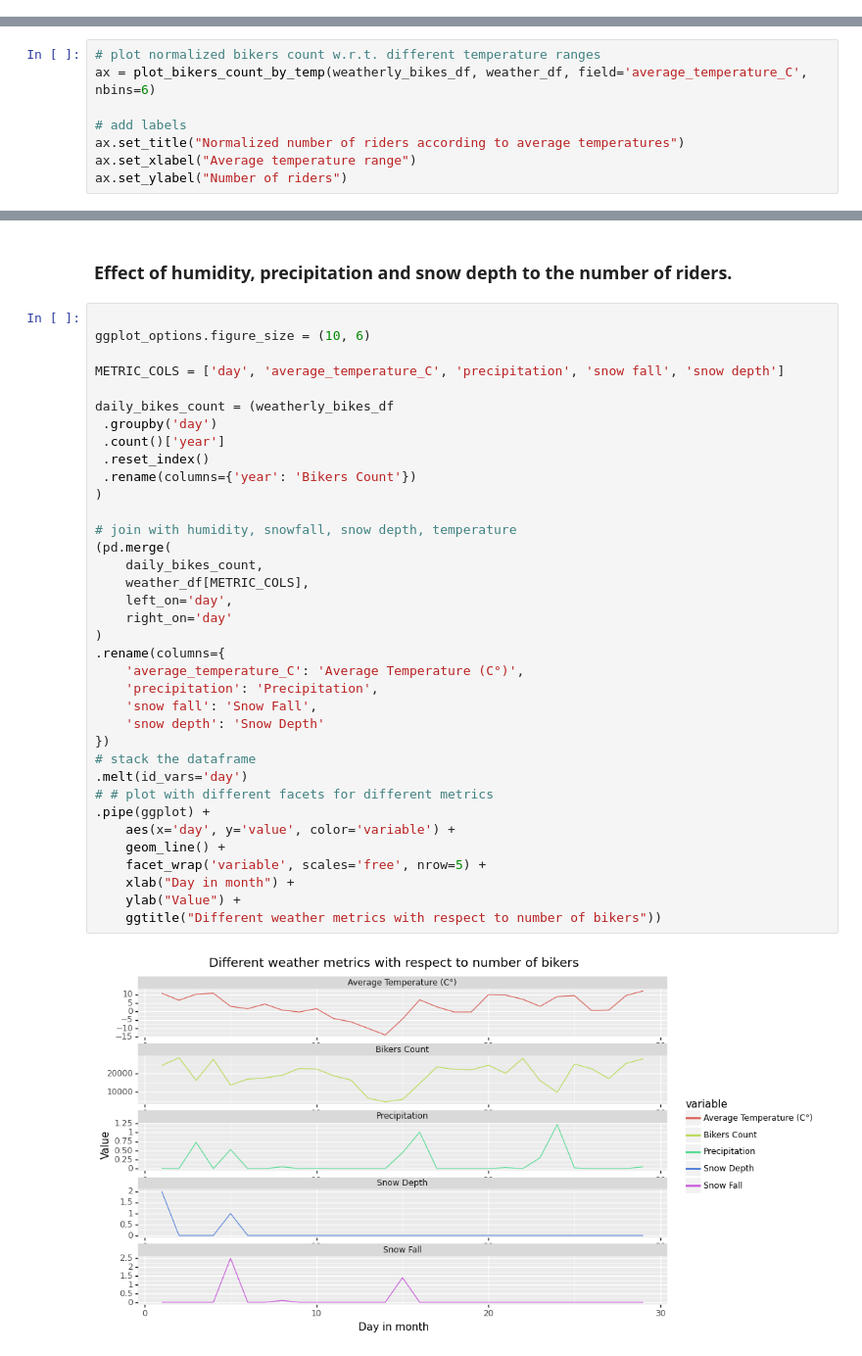
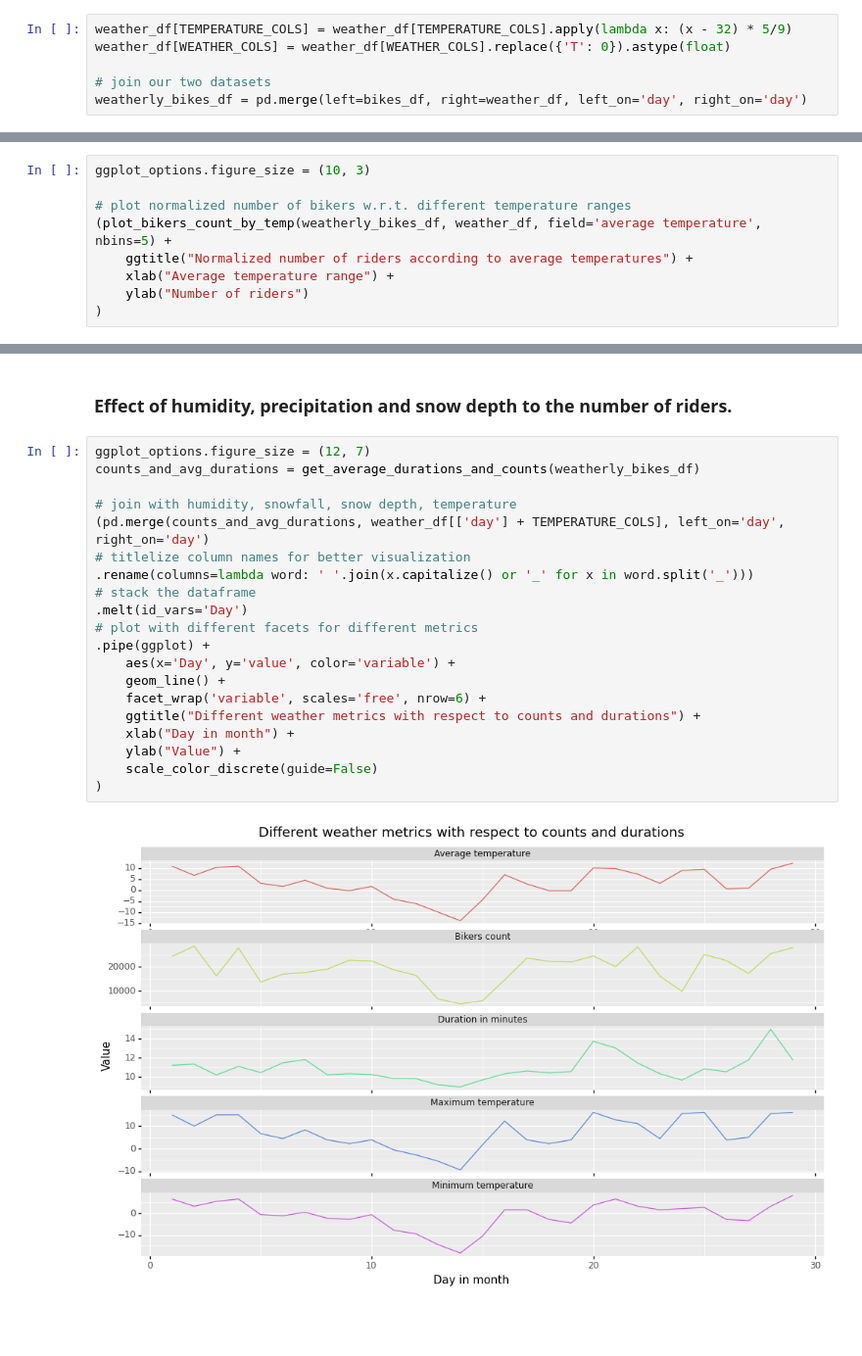
Before and after one commit to nshahpazov/nyc-bikership-analysis, a Jupyter notebook: src/03-weather-data-analysis.ipynb, the cells around one changed output, grey strips where cells are left out. Shown: that part at 98% size. Drawn from its saved outputs; the diff is of its cells as text; blank space fills up the shorter version.

Commit message:
added more on the weather analysis, as well as refactored some of the code

```diff
--- a/src/03-weather-data-analysis.ipynb
+++ b/src/03-weather-data-analysis.ipynb
@@ -54,3 +36,9 @@ weather_df['average_temperature_C'] = (weather_df['average temperature'] - 32) *
+# %%
+weather_df[TEMPERATURE_COLS] = weather_df[TEMPERATURE_COLS].apply(lambda x: (x - 32) * 5/9)
+weather_df[WEATHER_COLS] = weather_df[WEATHER_COLS].replace({'T': 0}).astype(float)
+
+# join our two datasets
+weatherly_bikes_df = pd.merge(left=bikes_df, right=weather_df, left_on='day', right_on='day')
 # %% [markdown]
 ### **Number of riders with respect to different average temperatures**
 
@@ -58,11 +46,12 @@ One thing we can explore is the number of bikers we have for different average t
 
 One way we can fix that is by normalizing with respect to the number of days the particular temperature range has occured.
 # %%
-# plot normalized bikers count w.r.t. different temperature ranges
-ax = plot_bikers_count_by_temp(weatherly_bikes_df, weather_df, field='average_temperature_C', nbins=6)
+ggplot_options.figure_size = (10, 3)
 
-# add labels
-ax.set_title("Normalized number of riders according to average temperatures")
-ax.set_xlabel("Average temperature range")
-ax.set_ylabel("Number of riders")
+# plot normalized number of bikers w.r.t. different temperature ranges
+(plot_bikers_count_by_temp(weatherly_bikes_df, weather_df, field='average temperature', nbins=5) +
+    ggtitle("Normalized number of riders according to average temperatures") +
+    xlab("Average temperature range") +
+    ylab("Number of riders")
+)
 # %% [output]
@@ -73,40 +62,24 @@ We can see that with increase of the temperature, naturally we have a higher num
 # %% [markdown]
 ### **Effect of humidity, precipitation and snow depth to the number of riders.**
 # %%
-
-ggplot_options.figure_size = (10, 6)
-
-METRIC_COLS = ['day', 'average_temperature_C', 'precipitation', 'snow fall', 'snow depth']
-
-daily_bikes_count = (weatherly_bikes_df
- .groupby('day')
- .count()['year']
- .reset_index()
- .rename(columns={'year': 'Bikers Count'})
-)
+ggplot_options.figure_size = (12, 7)
+counts_and_avg_durations = get_average_durations_and_counts(weatherly_bikes_df)
 
 # join with humidity, snowfall, snow depth, temperature
-(pd.merge(
-    daily_bikes_count,
-    weather_df[METRIC_COLS],
-    left_on='day',
-    right_on='day'
-)
-.rename(columns={
-    'average_temperature_C': 'Average Temperature (C°)',
-    'precipitation': 'Precipitation',
-    'snow fall': 'Snow Fall',
-    'snow depth': 'Snow Depth'
-})
+(pd.merge(counts_and_avg_durations, weather_df[['day'] + TEMPERATURE_COLS], left_on='day', right_on='day')
+# titlelize column names for better visualization
+.rename(columns=lambda word: ' '.join(x.capitalize() or '_' for x in word.split('_')))
 # stack the dataframe
-.melt(id_vars='day')
-# # plot with different facets for different metrics
+.melt(id_vars='Day')
+# plot with different facets for different metrics
 .pipe(ggplot) +
-    aes(x='day', y='value', color='variable') +
+    aes(x='Day', y='value', color='variable') +
     geom_line() +
-    facet_wrap('variable', scales='free', nrow=5) +
+    facet_wrap('variable', scales='free', nrow=6) +
+    ggtitle("Different weather metrics with respect to counts and durations") +
     xlab("Day in month") +
     ylab("Value") +
-    ggtitle("Different weather metrics with respect to number of bikers"))
+    scale_color_discrete(guide=False)
+)
 # %% [output]
-[figure, old version]
+[figure, new version]
```
Also changed, not shown: parts of 11 cells of this notebook, 2 other files.
